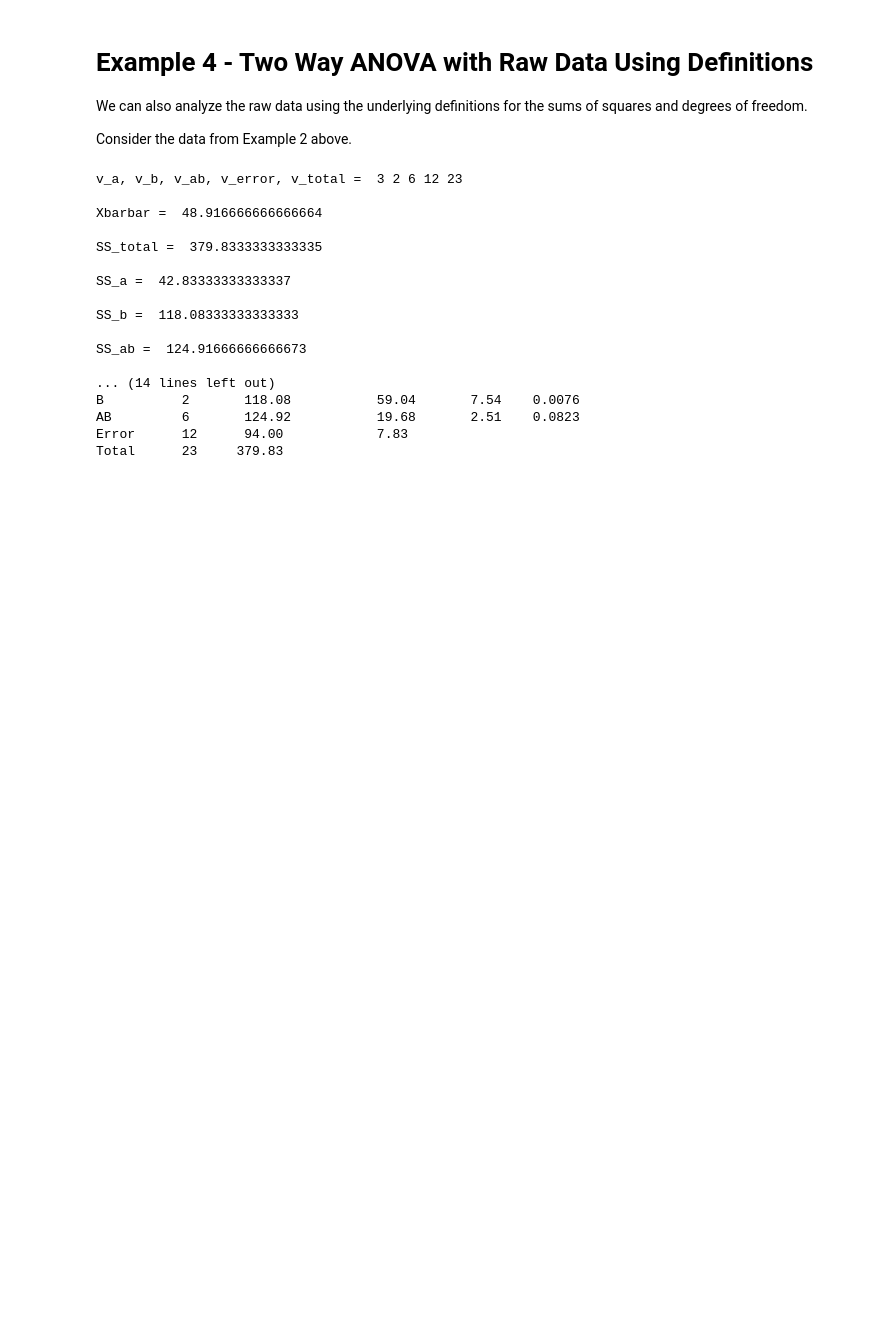
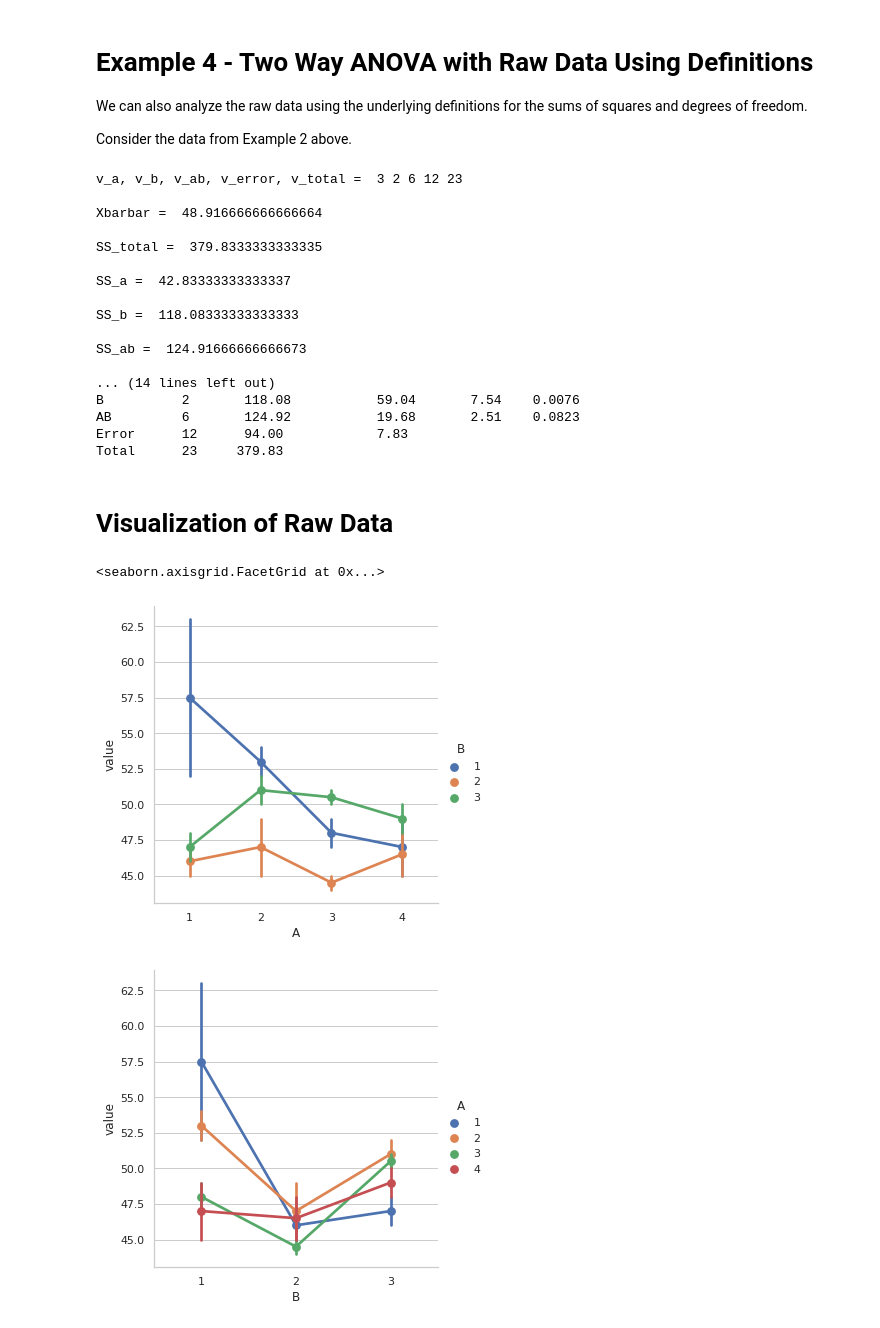
Before and after one commit to wdreames/phys341, a Jupyter notebook: ANOVA_TwoWay.ipynb, the cells around one changed output. Saved outputs shown, nothing was run; the diff lists cells and outputs as text; code cells hidden in the pictures; blank space fills up the shorter version.

```diff
--- a/ANOVA_TwoWay.ipynb
+++ b/ANOVA_TwoWay.ipynb
@@ -396,3 +396,16 @@ B          2       118.08           59.04       7.54    0.0076
 AB         6       124.92           19.68       2.51    0.0823
 Error      12      94.00            7.83
 Total      23     379.83
+# %% [markdown]
+# Visualization of Raw Data
+# %%
+import seaborn as sns
+
+sns.set(style="whitegrid")
+
+sns.catplot("A","value",data=df,kind="point",hue="B")
+sns.catplot("B","value",data=df,kind="point",hue="A")
+# %% [output]
+<seaborn.axisgrid.FacetGrid at 0x...>
+[figure, added]
+[figure, added]
```
Also changed, not shown: 2 other files.
